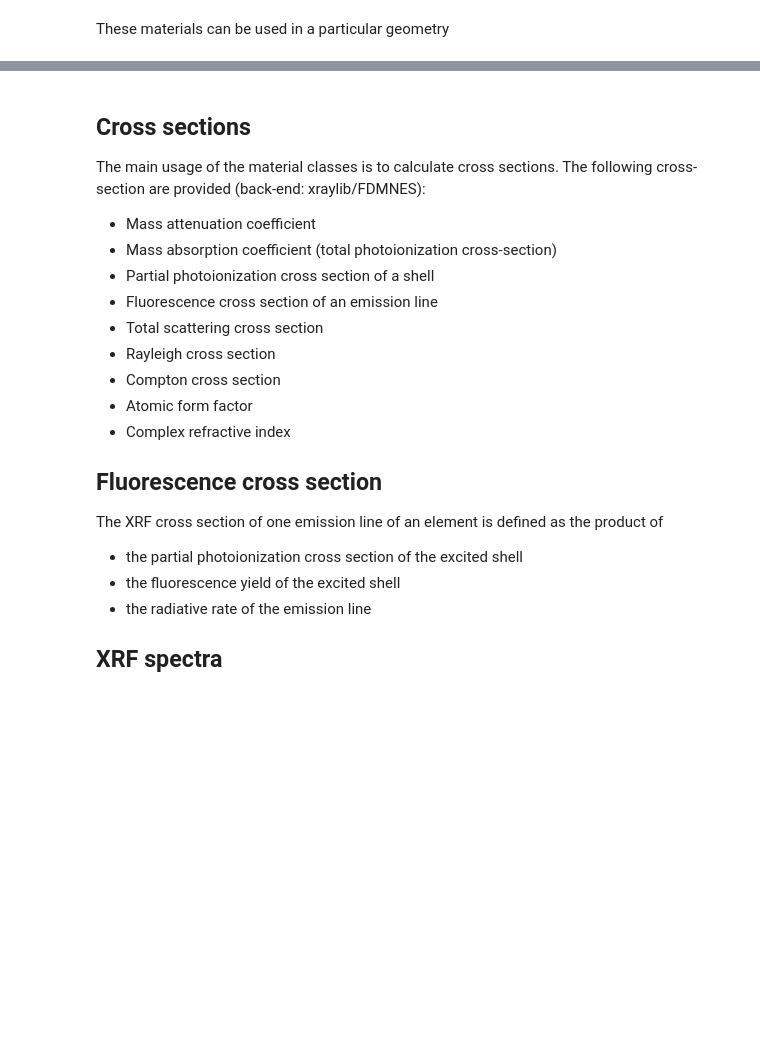
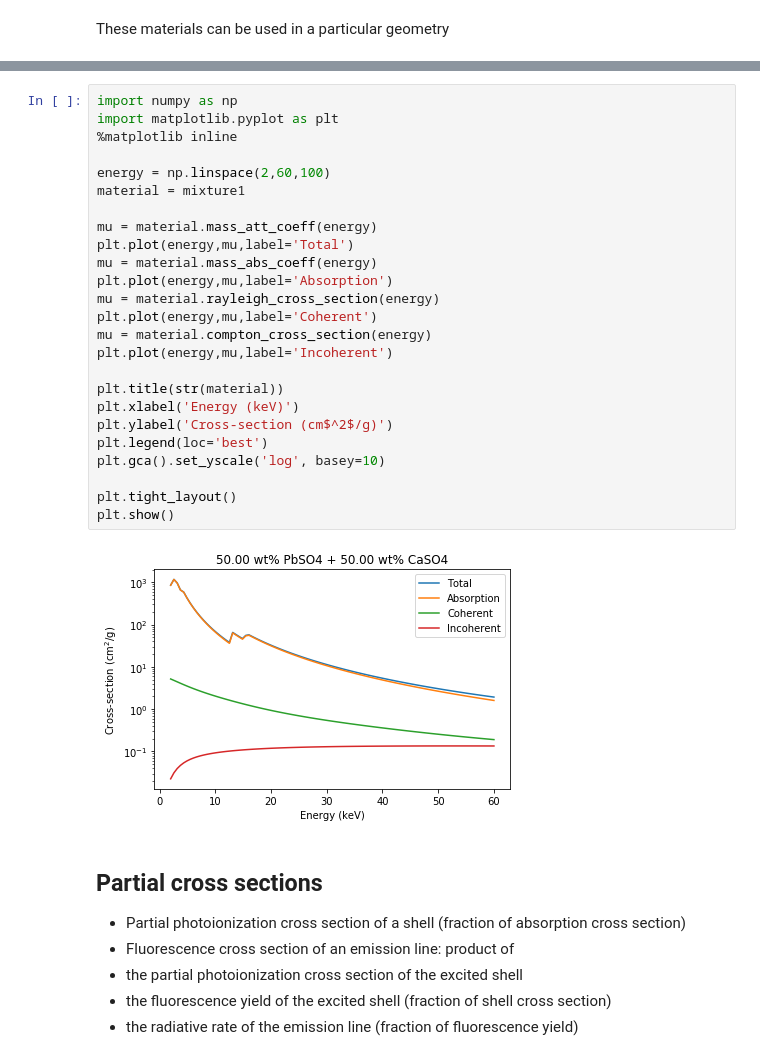
Before and after one commit to woutdenolf/spectrocrunch, a Jupyter notebook: doc/source/tutorials/materials.ipynb, the cells around one changed output, grey strips where cells are left out. Saved outputs shown, nothing was run; the diff lists cells and outputs as text; blank space fills up the shorter version.

```diff
--- a/doc/source/tutorials/materials.ipynb
+++ b/doc/source/tutorials/materials.ipynb
@@ -48,27 +49,35 @@ WARNING:silx.gui.plot.backends._matplotlib:matplotlib already loaded, setting it
+# %%
+import numpy as np
+import matplotlib.pyplot as plt
+%matplotlib inline
+
+energy = np.linspace(2,60,100)
+material = mixture1
+
+mu = material.mass_att_coeff(energy)
+plt.plot(energy,mu,label='Total')
+mu = material.mass_abs_coeff(energy)
+plt.plot(energy,mu,label='Absorption')
+mu = material.rayleigh_cross_section(energy)
+plt.plot(energy,mu,label='Coherent')
+mu = material.compton_cross_section(energy)
+plt.plot(energy,mu,label='Incoherent')
+
+plt.title(str(material))
+plt.xlabel('Energy (keV)')
+plt.ylabel('Cross-section (cm$^2$/g)')
+plt.legend(loc='best')
+plt.gca().set_yscale('log', basey=10)
+
+plt.tight_layout()
+plt.show()
+# %% [output]
+[figure, added]
 # %% [markdown]
-Cross sections
---------------
-
-The main usage of the material classes is to calculate cross sections. The following cross-section are provided (back-end: xraylib/FDMNES):
- - Mass attenuation coefficient
- - Mass absorption coefficient (total photoionization cross-section)
- - Partial photoionization cross section of a shell
- - Fluorescence cross section of an emission line
- - Total scattering cross section
- - Rayleigh cross section
- - Compton cross section
- - Atomic form factor
- - Complex refractive index
-
-
-Fluorescence cross section
---------------------------
-
-The XRF cross section of one emission line of an element is defined as the product of
+Partial cross sections
+---------------------
+- Partial photoionization cross section of a shell (fraction of absorption cross section)
+- Fluorescence cross section of an emission line: product of
  - the partial photoionization cross section of the excited shell
- - the fluorescence yield of the excited shell
- - the radiative rate of the emission line
-
-
-XRF spectra
------------
+ - the fluorescence yield of the excited shell (fraction of shell cross section)
+ - the radiative rate of the emission line (fraction of fluorescence yield)
```
Also changed, not shown: parts of 15 cells of this notebook, 24 other files.
